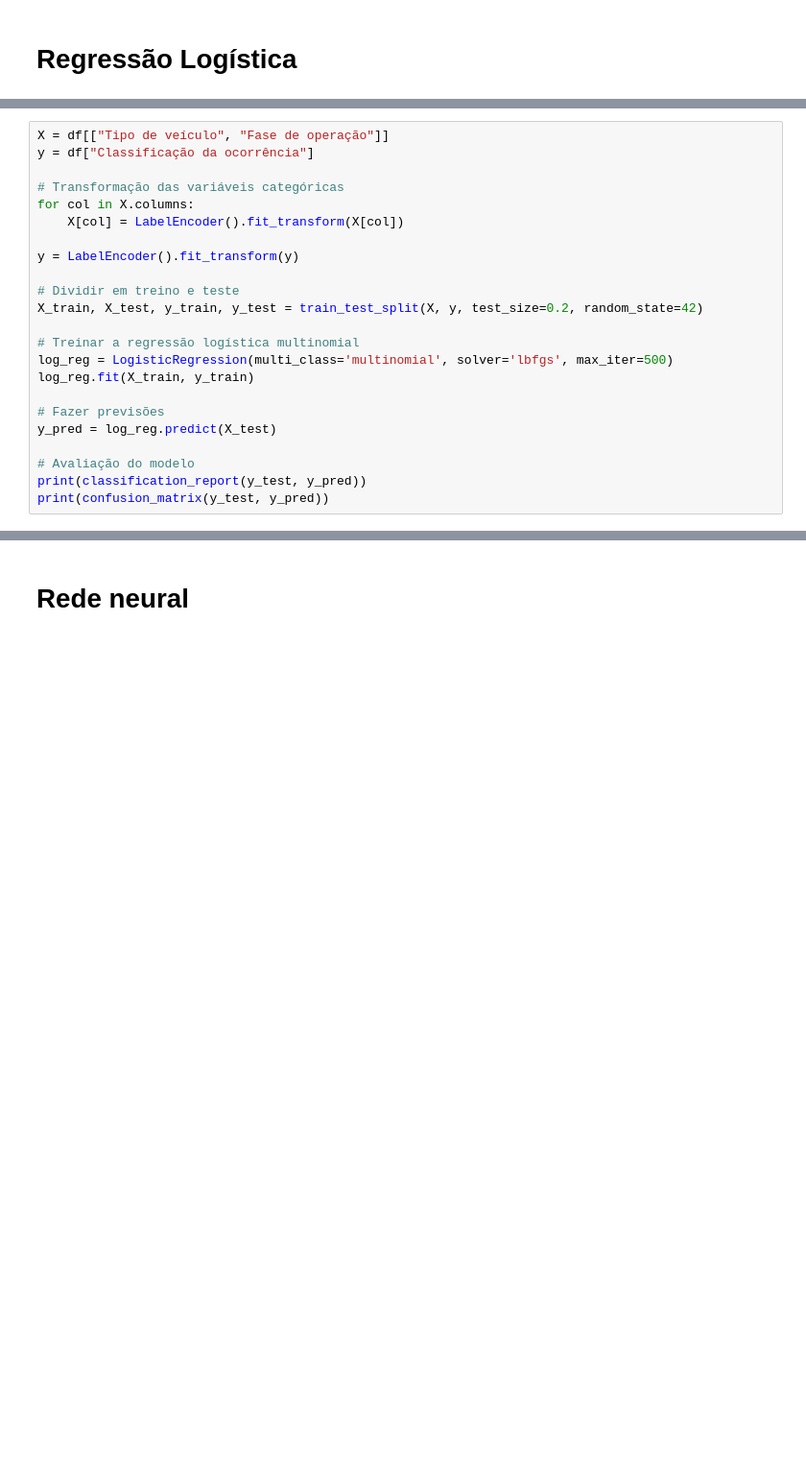
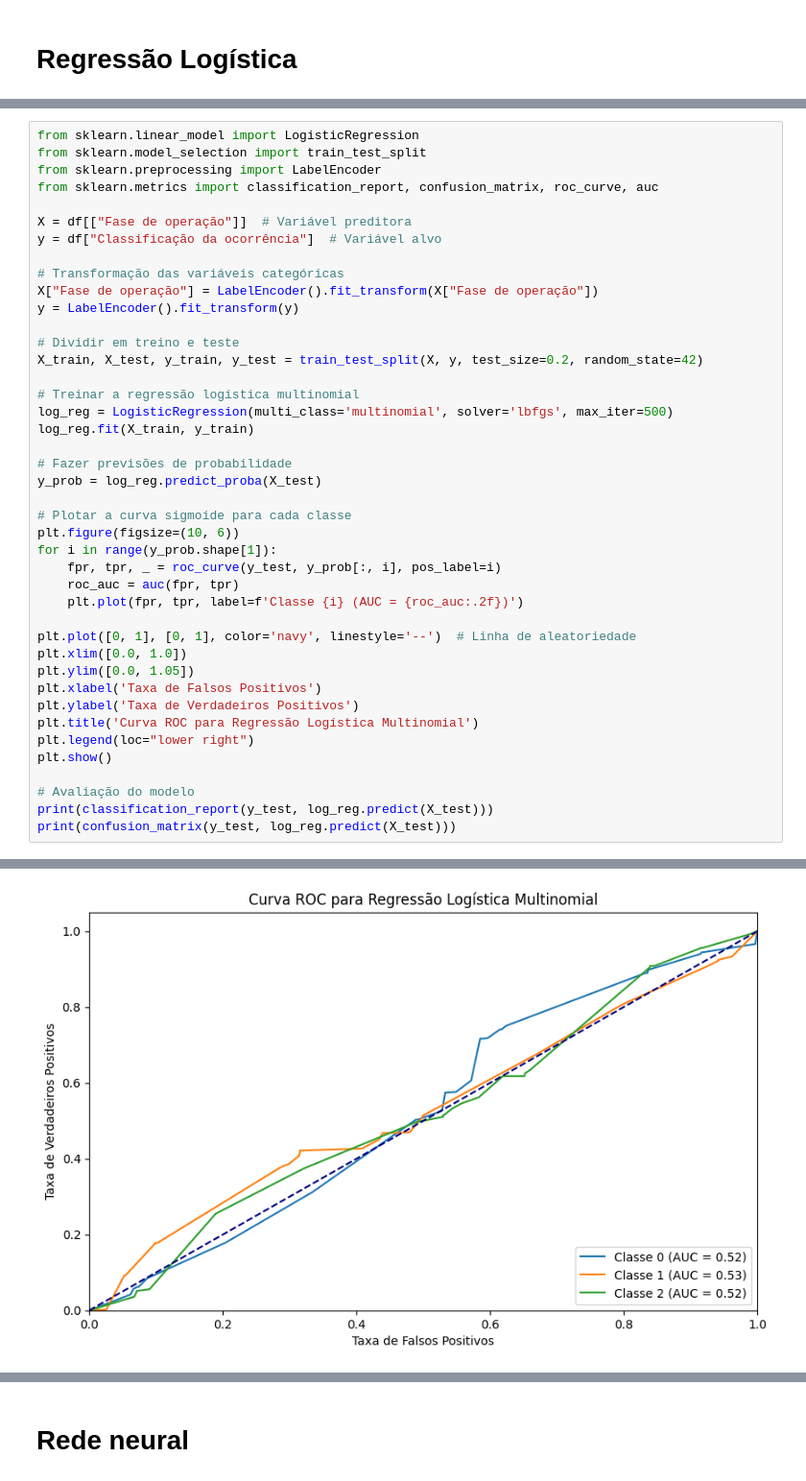
Before and after one commit to rhaulmendonca/Acidentes-por-Aeronave, a Jupyter notebook: Sistemas de Apoio à Decisão/CENIPA_Acidentes_por_aeronave.ipynb, the cells around one changed output, grey strips where cells are left out. Shown at 96% size. Drawn from its saved outputs; the diff is of its cells as text; blank space fills up the shorter version.

```diff
--- a/Sistemas de Apoio à Decisão/CENIPA_Acidentes_por_aeronave.ipynb
+++ b/Sistemas de Apoio à Decisão/CENIPA_Acidentes_por_aeronave.ipynb
@@ -974,11 +952,14 @@ from sklearn.preprocessing import LabelEncoder, StandardScaler
 # %%
-X = df[["Tipo de veículo", "Fase de operação"]]
-y = df["Classificação da ocorrência"]
+from sklearn.linear_model import LogisticRegression
+from sklearn.model_selection import train_test_split
+from sklearn.preprocessing import LabelEncoder
+from sklearn.metrics import classification_report, confusion_matrix, roc_curve, auc
+
+X = df[["Fase de operação"]]  # Variável preditora
+y = df["Classificação da ocorrência"]  # Variável alvo
 
 # Transformação das variáveis categóricas
-for col in X.columns:
-    X[col] = LabelEncoder().fit_transform(X[col])
-
+X["Fase de operação"] = LabelEncoder().fit_transform(X["Fase de operação"])
 y = LabelEncoder().fit_transform(y)
 
 # Dividir em treino e teste
@@ -988,10 +969,26 @@ X_train, X_test, y_train, y_test = train_test_split(X, y, test_size=0.2, random_
 log_reg = LogisticRegression(multi_class='multinomial', solver='lbfgs', max_iter=500)
 log_reg.fit(X_train, y_train)
 
-# Fazer previsões
-y_pred = log_reg.predict(X_test)
+# Fazer previsões de probabilidade
+y_prob = log_reg.predict_proba(X_test)
+
+# Plotar a curva sigmoide para cada classe
+plt.figure(figsize=(10, 6))
+for i in range(y_prob.shape[1]):
+    fpr, tpr, _ = roc_curve(y_test, y_prob[:, i], pos_label=i)
+    roc_auc = auc(fpr, tpr)
+    plt.plot(fpr, tpr, label=f'Classe {i} (AUC = {roc_auc:.2f})')
+
+plt.plot([0, 1], [0, 1], color='navy', linestyle='--')  # Linha de aleatoriedade
+plt.xlim([0.0, 1.0])
+plt.ylim([0.0, 1.05])
+plt.xlabel('Taxa de Falsos Positivos')
+plt.ylabel('Taxa de Verdadeiros Positivos')
+plt.title('Curva ROC para Regressão Logística Multinomial')
+plt.legend(loc="lower right")
+plt.show()
 
 # Avaliação do modelo
-print(classification_report(y_test, y_pred))
-print(confusion_matrix(y_test, y_pred))
+print(classification_report(y_test, log_reg.predict(X_test)))
+print(confusion_matrix(y_test, log_reg.predict(X_test)))
 # %% [output]
@@ -1010,0 +1000 @@ weighted avg       0.52      0.63      0.53      2080
+[figure, added]
```
Also changed, not shown: parts of 8 cells of this notebook.
